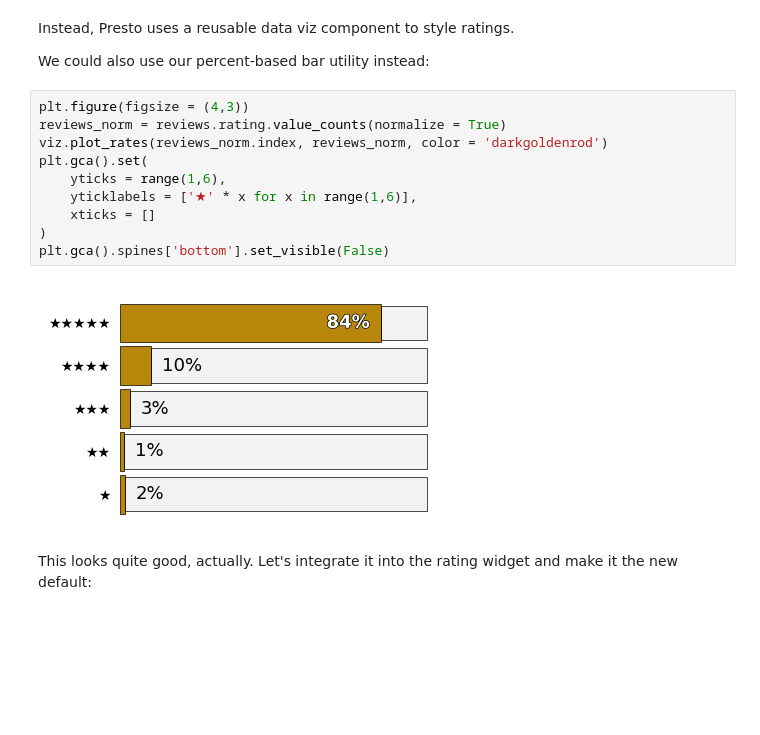
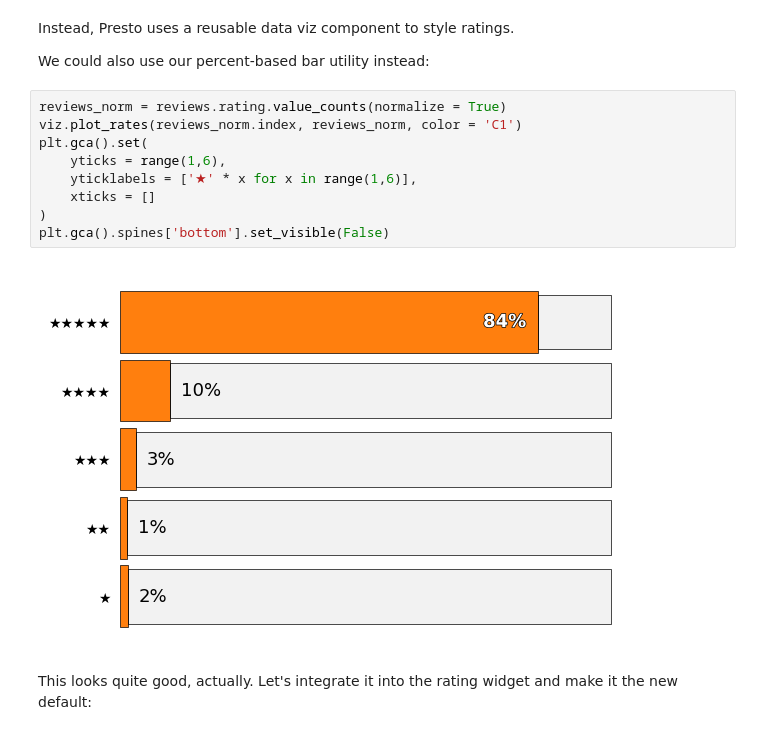
Before and after one commit to RolfHendriks/presto, a Jupyter notebook: presto/02-EDA-ratings-and-reviews.ipynb, the cells around one changed output. Drawn from its saved outputs; the diff is of its cells as text; blank space fills up the shorter version.

```diff
--- a/presto/02-EDA-ratings-and-reviews.ipynb
+++ b/presto/02-EDA-ratings-and-reviews.ipynb
@@ -103,17 +103,16 @@ Instead, Presto uses a reusable data viz component to style ratings.
 
 We could also use our percent-based bar utility instead:
 # %%
-plt.figure(figsize = (4,3))
 reviews_norm = reviews.rating.value_counts(normalize = True)
-viz.plot_rates(reviews_norm.index, reviews_norm, color = 'darkgoldenrod')
+viz.plot_rates(reviews_norm.index, reviews_norm, color = 'C1')
 plt.gca().set(
     yticks = range(1,6),
     yticklabels = ['★' * x for x in range(1,6)],
     xticks = []
 )
 plt.gca().spines['bottom'].set_visible(False)
 # %% [output]
-[figure, old version]
+[figure, new version]
 # %% [markdown]
 This looks quite good, actually. Let's integrate it into the rating widget and make it the new default:
 # %%
```
Also changed, not shown: parts of 2 cells of this notebook, 10 other files.
